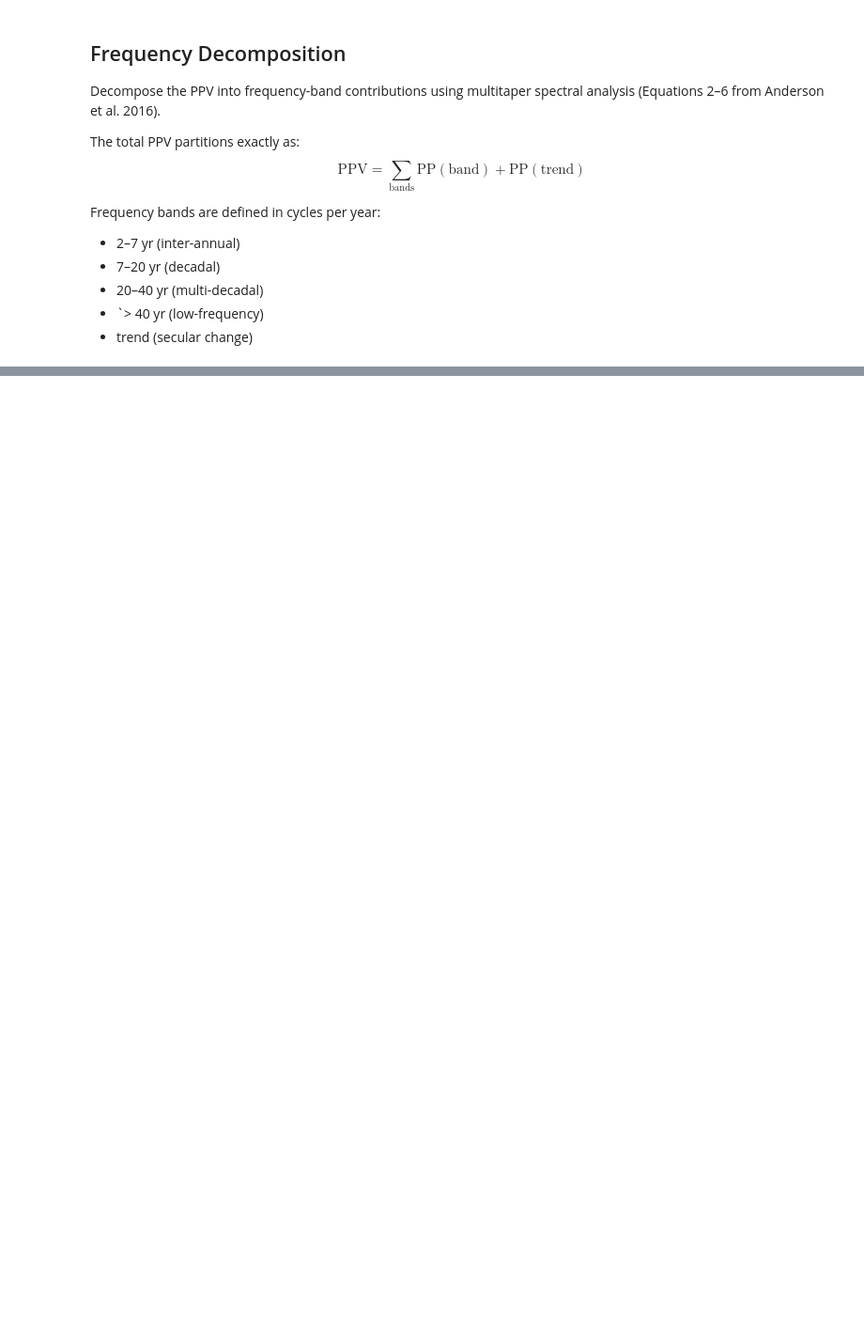
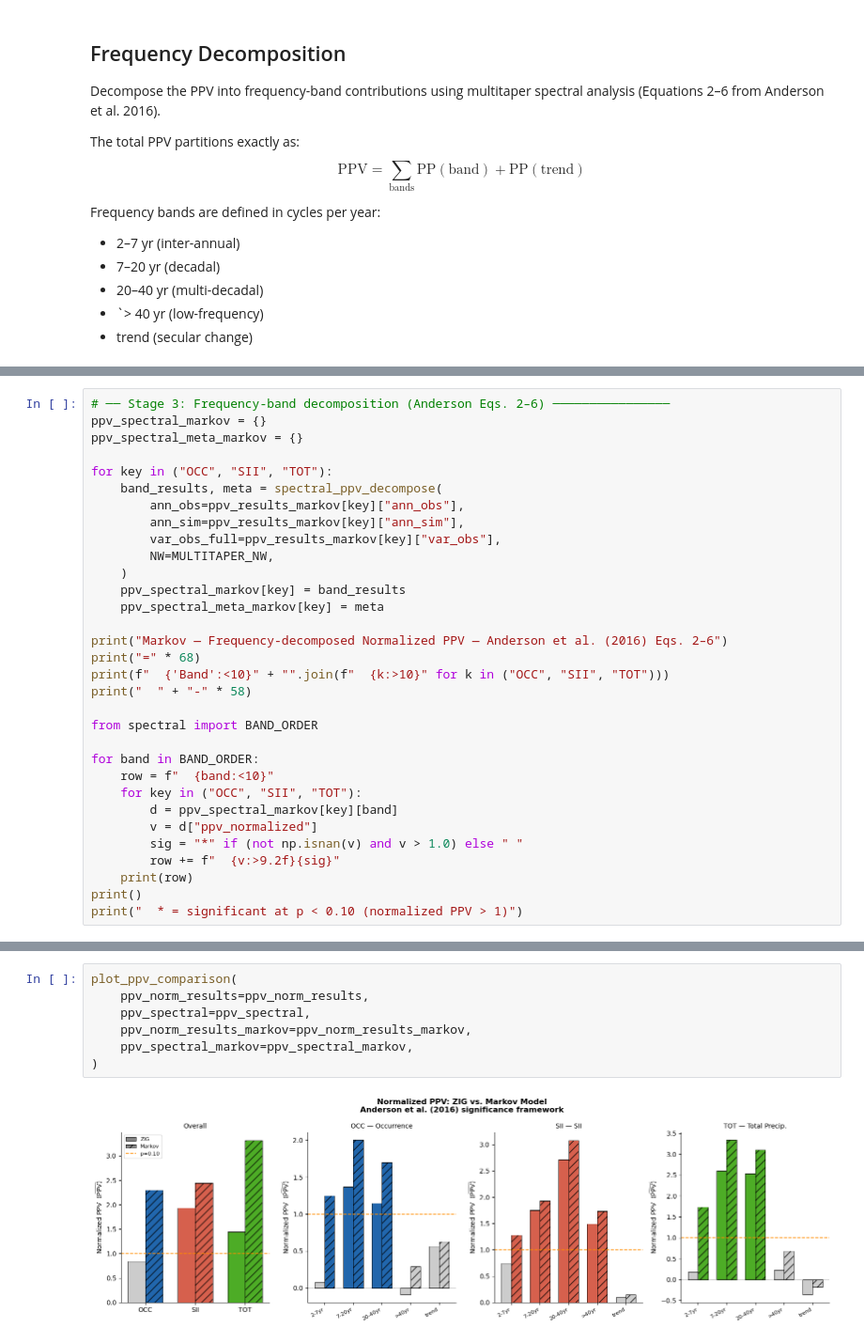
Before and after one commit to eabarnes1010/potential_predictability, a Jupyter notebook: zig_precip_fft.ipynb, the cells around one changed output, grey strips where cells are left out. Shown at 94% size. Drawn from its saved outputs; the diff is of its cells as text; blank space fills up the shorter version.

Commit message:
added comparison to Markov model

```diff
--- a/zig_precip_fft.ipynb
+++ b/zig_precip_fft.ipynb
@@ -389,0 +517,32 @@ plot_spectral_ppv(ppv_results, ppv_spectral, ppv_spectral_meta)
+# %%
+# ── Stage 3: Frequency-band decomposition (Anderson Eqs. 2–6) ────────────────
+ppv_spectral_markov = {}
+ppv_spectral_meta_markov = {}
+
+for key in ("OCC", "SII", "TOT"):
+    band_results, meta = spectral_ppv_decompose(
+        ann_obs=ppv_results_markov[key]["ann_obs"],
+        ann_sim=ppv_results_markov[key]["ann_sim"],
+        var_obs_full=ppv_results_markov[key]["var_obs"],
+        NW=MULTITAPER_NW,
+    )
+    ppv_spectral_markov[key] = band_results
+    ppv_spectral_meta_markov[key] = meta
+
+print("Markov — Frequency-decomposed Normalized PPV — Anderson et al. (2016) Eqs. 2–6")
+print("=" * 68)
+print(f"  {'Band':<10}" + "".join(f"  {k:>10}" for k in ("OCC", "SII", "TOT")))
+print("  " + "-" * 58)
+
+from spectral import BAND_ORDER
+
+for band in BAND_ORDER:
+    row = f"  {band:<10}"
+    for key in ("OCC", "SII", "TOT"):
+        d = ppv_spectral_markov[key][band]
+        v = d["ppv_normalized"]
+        sig = "*" if (not np.isnan(v) and v > 1.0) else " "
+        row += f"  {v:>9.2f}{sig}"
+    print(row)
+print()
+print("  * = significant at p < 0.10 (normalized PPV > 1)")
@@ -389,0 +565,9 @@ plot_spectral_ppv(ppv_results, ppv_spectral, ppv_spectral_meta)
+# %%
+plot_ppv_comparison(
+    ppv_norm_results=ppv_norm_results,
+    ppv_spectral=ppv_spectral,
+    ppv_norm_results_markov=ppv_norm_results_markov,
+    ppv_spectral_markov=ppv_spectral_markov,
+)
+# %% [output]
+[figure, added]
```
Also changed, not shown: parts of 18 cells of this notebook, 2 other files.
